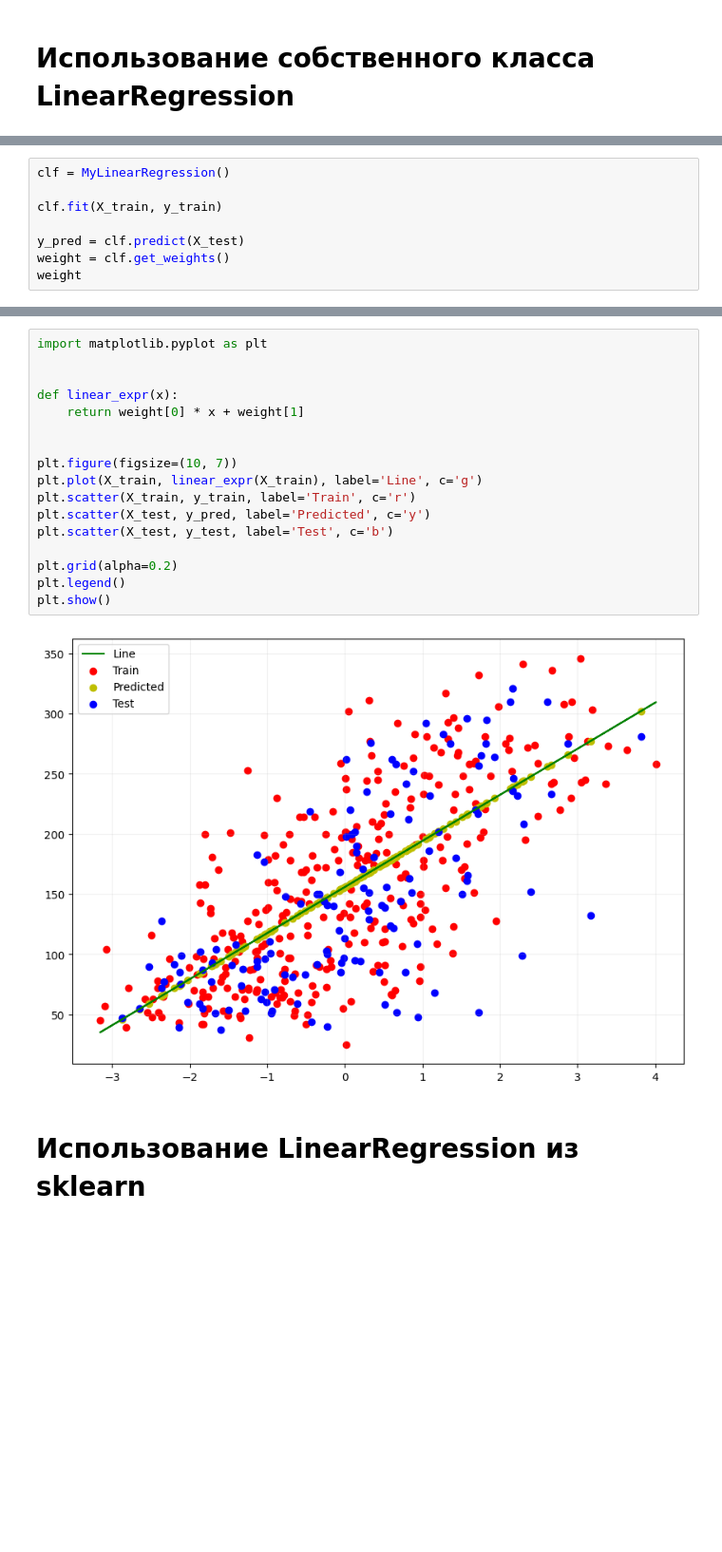
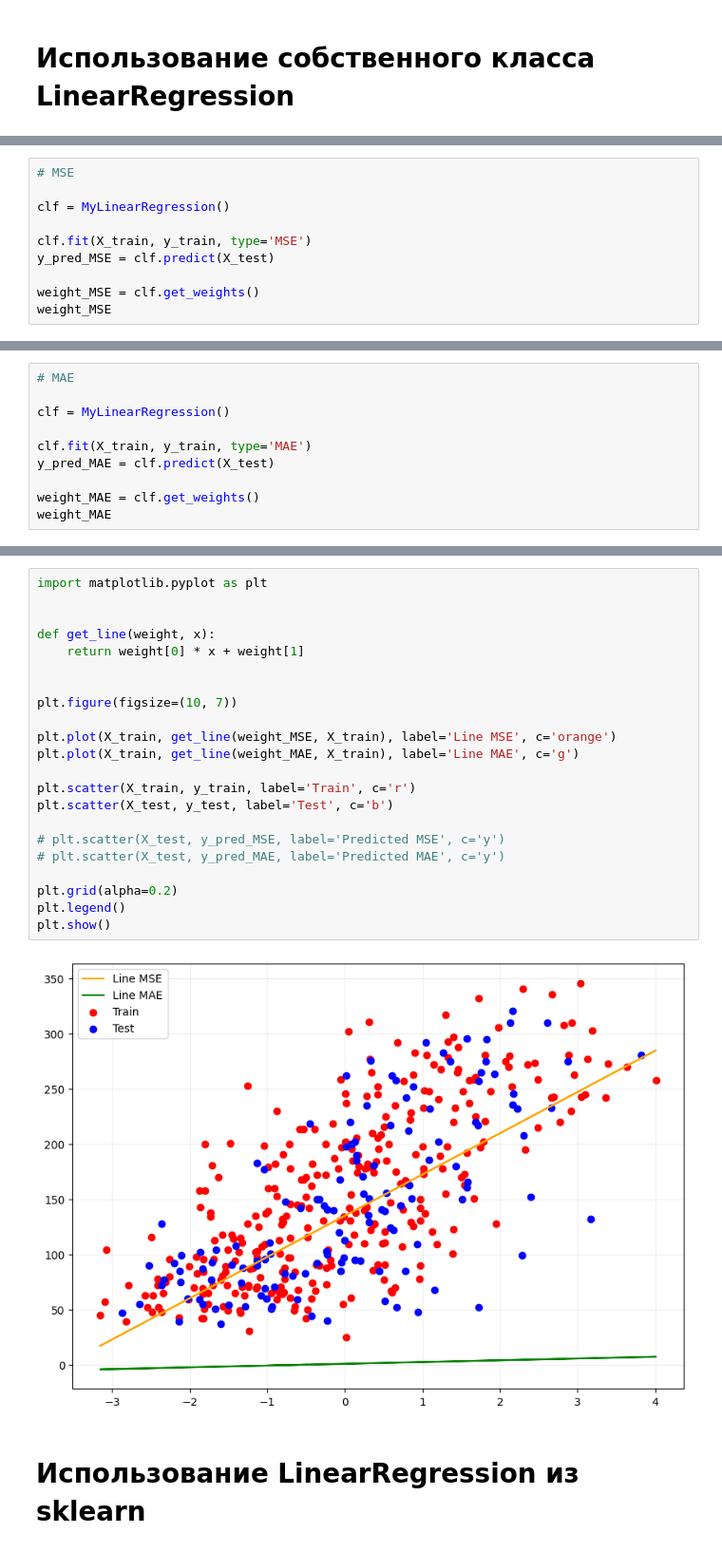
Before and after one commit to kudrmax/machine-learning, a Jupyter notebook: hse-miem/hse-miem-hw/hw2/task.ipynb, the cells around one changed output, grey strips where cells are left out. Shown at 95% size. Drawn from its saved outputs; the diff is of its cells as text; blank space fills up the shorter version.

```diff
--- a/hse-miem/hse-miem-hw/hw2/task.ipynb
+++ b/hse-miem/hse-miem-hw/hw2/task.ipynb
@@ -181,9 +216,11 @@ y_train.shape
 # %%
+# MSE
+
 clf = MyLinearRegression()
 
-clf.fit(X_train, y_train)
+clf.fit(X_train, y_train, type='MSE')
+y_pred_MSE = clf.predict(X_test)
 
-y_pred = clf.predict(X_test)
-weight = clf.get_weights()
-weight
+weight_MSE = clf.get_weights()
+weight_MSE
 # %% [output]
@@ -190,0 +228,10 @@ array([ 38.29876028, 155.94742373])
+# %%
+# MAE
+
+clf = MyLinearRegression()
+
+clf.fit(X_train, y_train, type='MAE')
+y_pred_MAE = clf.predict(X_test)
+
+weight_MAE = clf.get_weights()
+weight_MAE
@@ -191,22 +240,27 @@ array([ 38.29876028, 155.94742373])
 # %%
 import matplotlib.pyplot as plt
 
 
-def linear_expr(x):
+def get_line(weight, x):
     return weight[0] * x + weight[1]
 
 
 plt.figure(figsize=(10, 7))
-plt.plot(X_train, linear_expr(X_train), label='Line', c='g')
+
+plt.plot(X_train, get_line(weight_MSE, X_train), label='Line MSE', c='orange')
+plt.plot(X_train, get_line(weight_MAE, X_train), label='Line MAE', c='g')
+
 plt.scatter(X_train, y_train, label='Train', c='r')
-plt.scatter(X_test, y_pred, label='Predicted', c='y')
 plt.scatter(X_test, y_test, label='Test', c='b')
+
+# plt.scatter(X_test, y_pred_MSE, label='Predicted MSE', c='y')
+# plt.scatter(X_test, y_pred_MAE, label='Predicted MAE', c='y')
 
 plt.grid(alpha=0.2)
 plt.legend()
 plt.show()
 # %% [output]
-[figure, old version]
+[figure, new version]
 # %% [markdown]
 # Использование LinearRegression из sklearn
 # %% [markdown]
```
Also changed, not shown: parts of 5 cells of this notebook.
